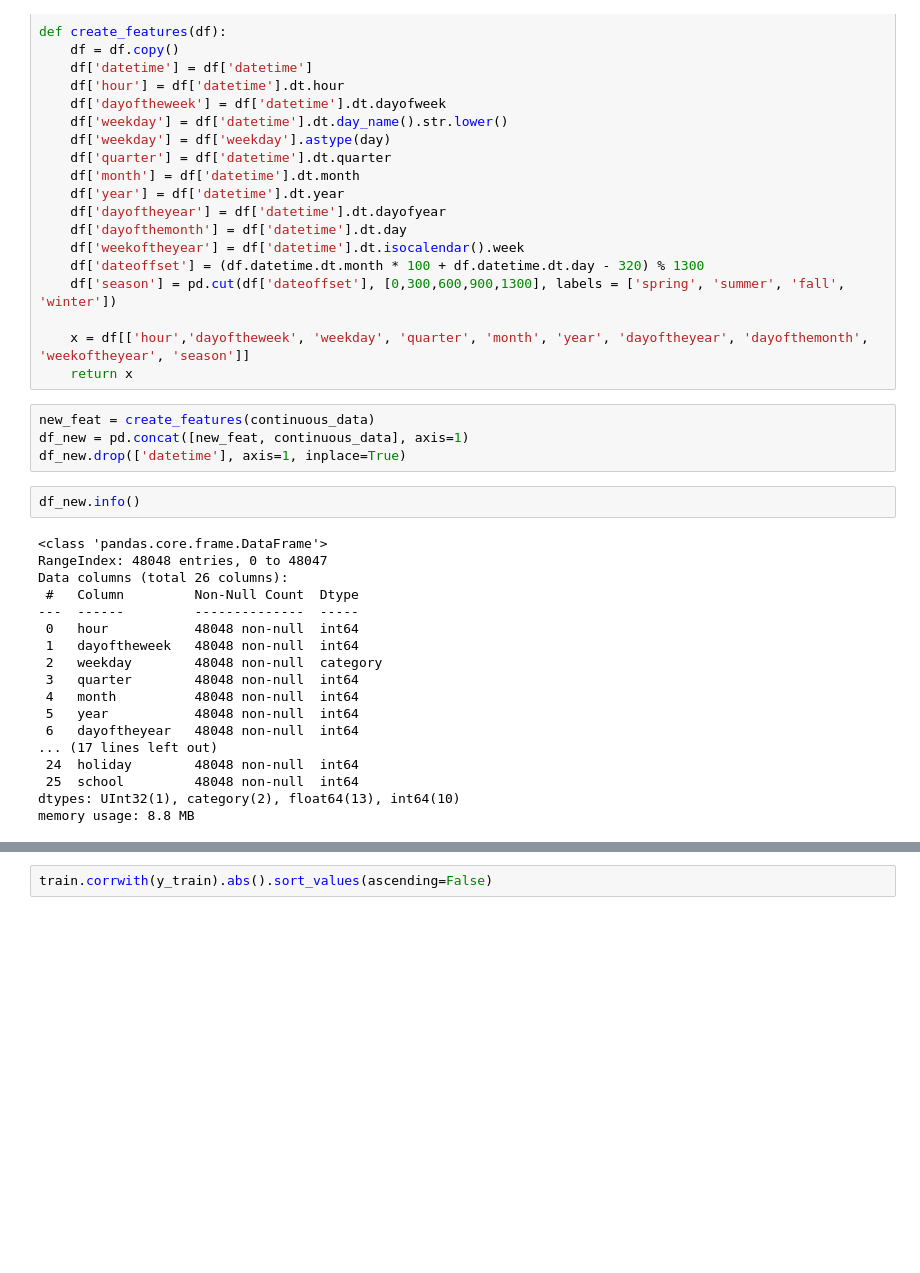
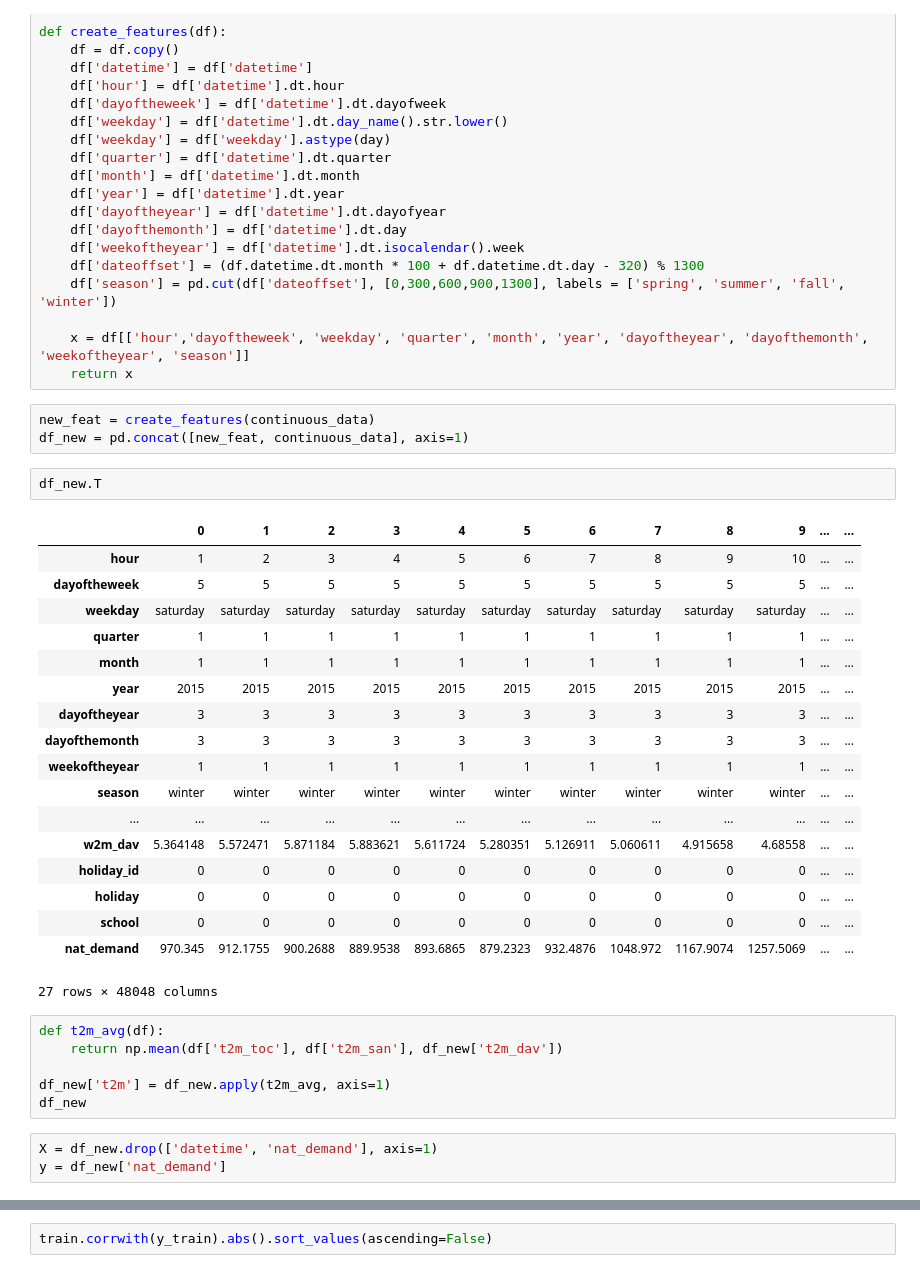
Before and after one commit to michaelbabajide/Energy_Load_Forecasting, a Jupyter notebook: development_notebook.ipynb, the cells around one changed output, grey strips where cells are left out. Cells and saved outputs as stored; diff of their text form; blank space fills up the shorter version.

```diff
--- a/development_notebook.ipynb
+++ b/development_notebook.ipynb
@@ -537,27 +537,36 @@ def create_features(df):
 
     x = df[['hour','dayoftheweek', 'weekday', 'quarter', 'month', 'year', 'dayoftheyear', 'dayofthemonth', 'weekoftheyear', 'season']]
     return x
-# %%
-new_feat = create_features(continuous_data)
-df_new = pd.concat([new_feat, continuous_data], axis=1)
-df_new.drop(['datetime'], axis=1, inplace=True)
-# %%
-df_new.info()
-# %% [output]
-<class 'pandas.core.frame.DataFrame'>
-RangeIndex: 48048 entries, 0 to 48047
-Data columns (total 26 columns):
- #   Column         Non-Null Count  Dtype
----  ------         --------------  -----
- 0   hour           48048 non-null  int64
- 1   dayoftheweek   48048 non-null  int64
- 2   weekday        48048 non-null  category
- 3   quarter        48048 non-null  int64
- 4   month          48048 non-null  int64
- 5   year           48048 non-null  int64
- 6   dayoftheyear   48048 non-null  int64
-... (17 lines left out)
- 24  holiday        48048 non-null  int64
- 25  school         48048 non-null  int64
-dtypes: UInt32(1), category(2), float64(13), int64(10)
-memory usage: 8.8 MB
+# %%
+new_feat = create_features(continuous_data)
+df_new = pd.concat([new_feat, continuous_data], axis=1)
+# %%
+df_new.T
+# %% [output]
+|  | 0 | 1 | 2 | 3 | 4 | 5 | 6 | 7 | 8 | 9 | ... | ... |
+| hour | 1 | 2 | 3 | 4 | 5 | 6 | 7 | 8 | 9 | 10 | ... | ... |
+| dayoftheweek | 5 | 5 | 5 | 5 | 5 | 5 | 5 | 5 | 5 | 5 | ... | ... |
+| weekday | saturday | saturday | saturday | saturday | saturday | saturday | saturday | saturday | saturday | saturday | ... | ... |
+| quarter | 1 | 1 | 1 | 1 | 1 | 1 | 1 | 1 | 1 | 1 | ... | ... |
+| month | 1 | 1 | 1 | 1 | 1 | 1 | 1 | 1 | 1 | 1 | ... | ... |
+| year | 2015 | 2015 | 2015 | 2015 | 2015 | 2015 | 2015 | 2015 | 2015 | 2015 | ... | ... |
+| dayoftheyear | 3 | 3 | 3 | 3 | 3 | 3 | 3 | 3 | 3 | 3 | ... | ... |
+| dayofthemonth | 3 | 3 | 3 | 3 | 3 | 3 | 3 | 3 | 3 | 3 | ... | ... |
+| weekoftheyear | 1 | 1 | 1 | 1 | 1 | 1 | 1 | 1 | 1 | 1 | ... | ... |
+| season | winter | winter | winter | winter | winter | winter | winter | winter | winter | winter | ... | ... |
+| ... | ... | ... | ... | ... | ... | ... | ... | ... | ... | ... | ... | ... |
+| w2m_dav | 5.364148 | 5.572471 | 5.871184 | 5.883621 | 5.611724 | 5.280351 | 5.126911 | 5.060611 | 4.915658 | 4.68558 | ... | ... |
+| holiday_id | 0 | 0 | 0 | 0 | 0 | 0 | 0 | 0 | 0 | 0 | ... | ... |
+| holiday | 0 | 0 | 0 | 0 | 0 | 0 | 0 | 0 | 0 | 0 | ... | ... |
+| school | 0 | 0 | 0 | 0 | 0 | 0 | 0 | 0 | 0 | 0 | ... | ... |
+| nat_demand | 970.345 | 912.1755 | 900.2688 | 889.9538 | 893.6865 | 879.2323 | 932.4876 | 1048.972 | 1167.9074 | 1257.5069 | ... | ... |
+27 rows × 48048 columns
+# %%
+def t2m_avg(df):
+    return np.mean(df['t2m_toc'], df['t2m_san'], df_new['t2m_dav'])
+
+df_new['t2m'] = df_new.apply(t2m_avg, axis=1)
+df_new
+# %%
+X = df_new.drop(['datetime', 'nat_demand'], axis=1)
+y = df_new['nat_demand']
```
Also changed, not shown: parts of 6 cells of this notebook.
